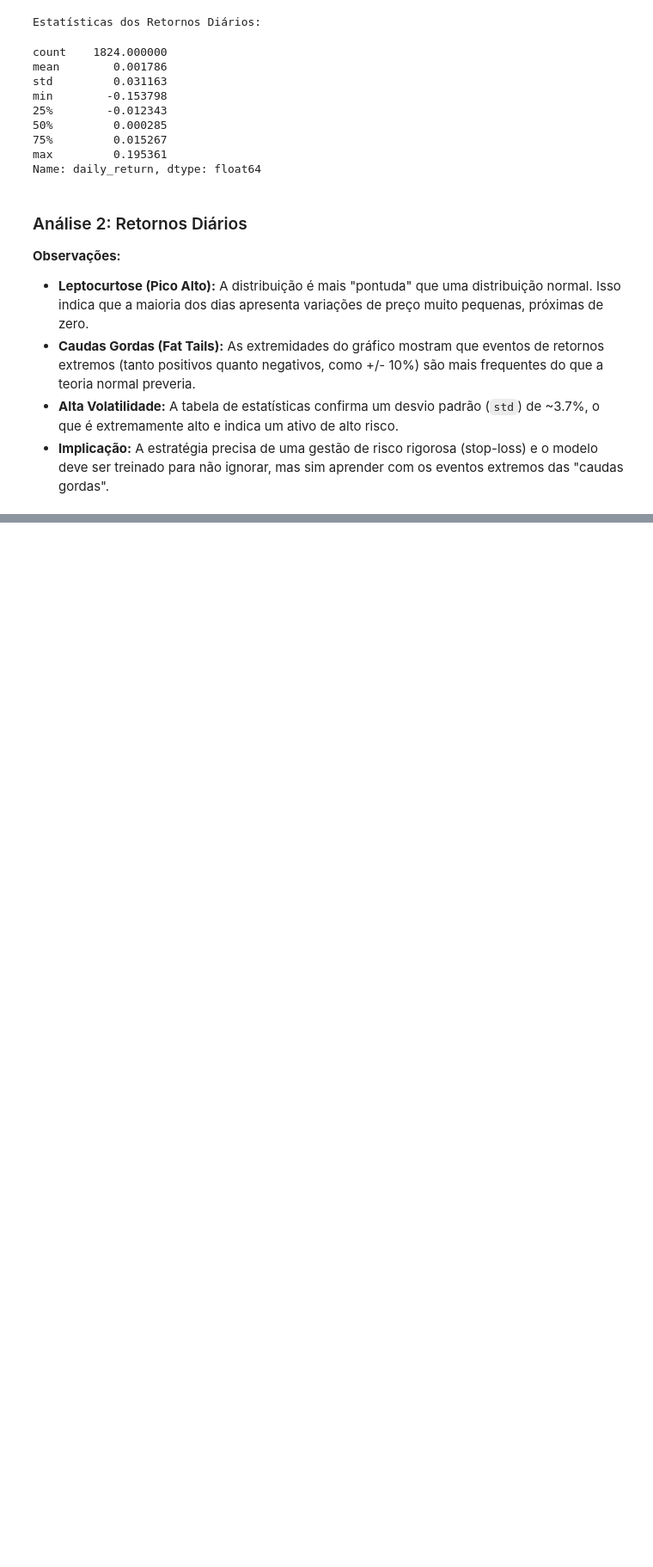
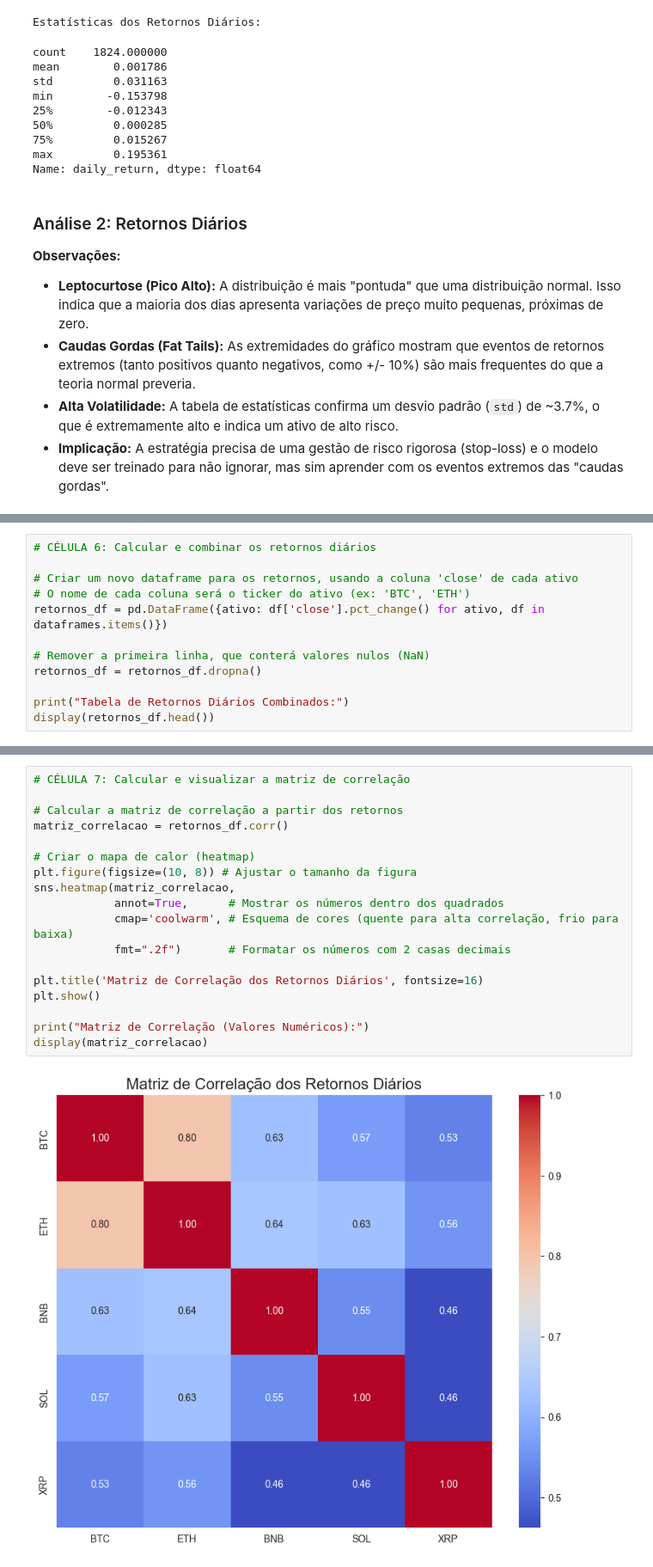
Before and after one commit to bernini10/oraculo-de-bitcoin, a Jupyter notebook: notebooks/01-Data-Exploration.ipynb, the cells around one changed output, grey strips where cells are left out. Shown: that part at 86% size. Saved outputs shown, nothing was run; the diff lists cells and outputs as text; blank space fills up the shorter version.

```diff
--- a/notebooks/01-Data-Exploration.ipynb
+++ b/notebooks/01-Data-Exploration.ipynb
@@ -99,0 +143,12 @@ Name: daily_return, dtype: float64
+# %%
+# CÉLULA 6: Calcular e combinar os retornos diários
+
+# Criar um novo dataframe para os retornos, usando a coluna 'close' de cada ativo
+# O nome de cada coluna será o ticker do ativo (ex: 'BTC', 'ETH')
+retornos_df = pd.DataFrame({ativo: df['close'].pct_change() for ativo, df in dataframes.items()})
+
+# Remover a primeira linha, que conterá valores nulos (NaN)
+retornos_df = retornos_df.dropna()
+
+print("Tabela de Retornos Diários Combinados:")
+display(retornos_df.head())
@@ -99,0 +164,20 @@ Name: daily_return, dtype: float64
+# %%
+# CÉLULA 7: Calcular e visualizar a matriz de correlação
+
+# Calcular a matriz de correlação a partir dos retornos
+matriz_correlacao = retornos_df.corr()
+
+# Criar o mapa de calor (heatmap)
+plt.figure(figsize=(10, 8)) # Ajustar o tamanho da figura
+sns.heatmap(matriz_correlacao,
+            annot=True,      # Mostrar os números dentro dos quadrados
+            cmap='coolwarm', # Esquema de cores (quente para alta correlação, frio para baixa)
+            fmt=".2f")       # Formatar os números com 2 casas decimais
+
+plt.title('Matriz de Correlação dos Retornos Diários', fontsize=16)
+plt.show()
+
+print("Matriz de Correlação (Valores Numéricos):")
+display(matriz_correlacao)
+# %% [output]
+[figure, added]
```
Also changed, not shown: parts of 4 cells of this notebook.
